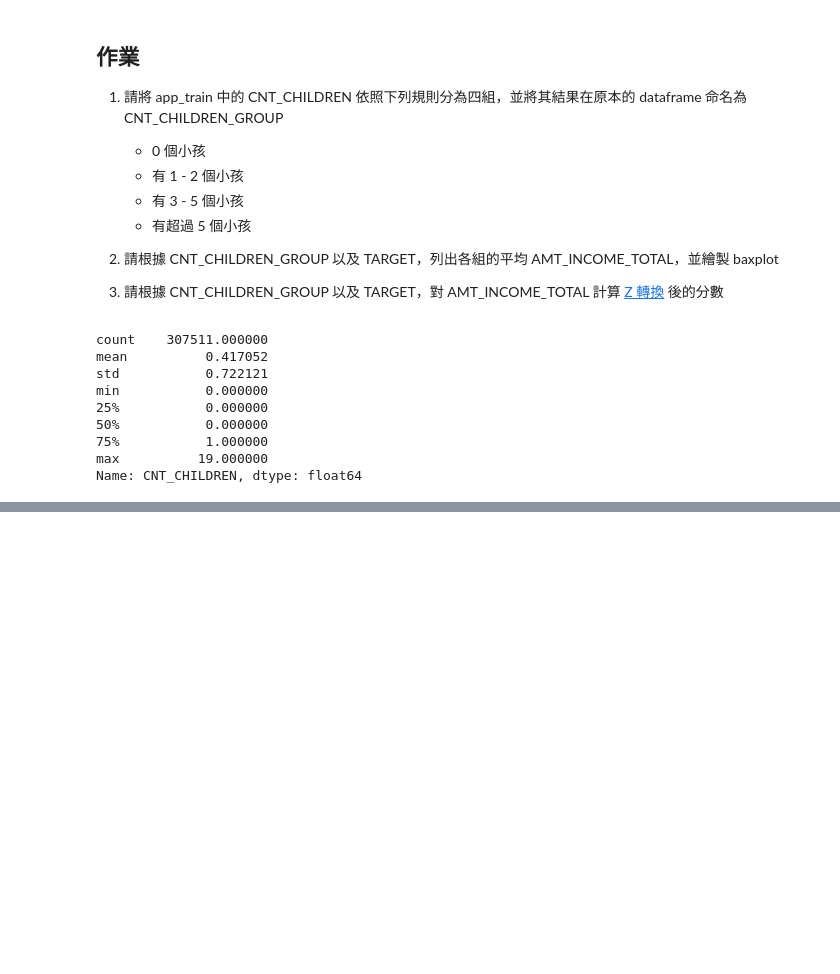
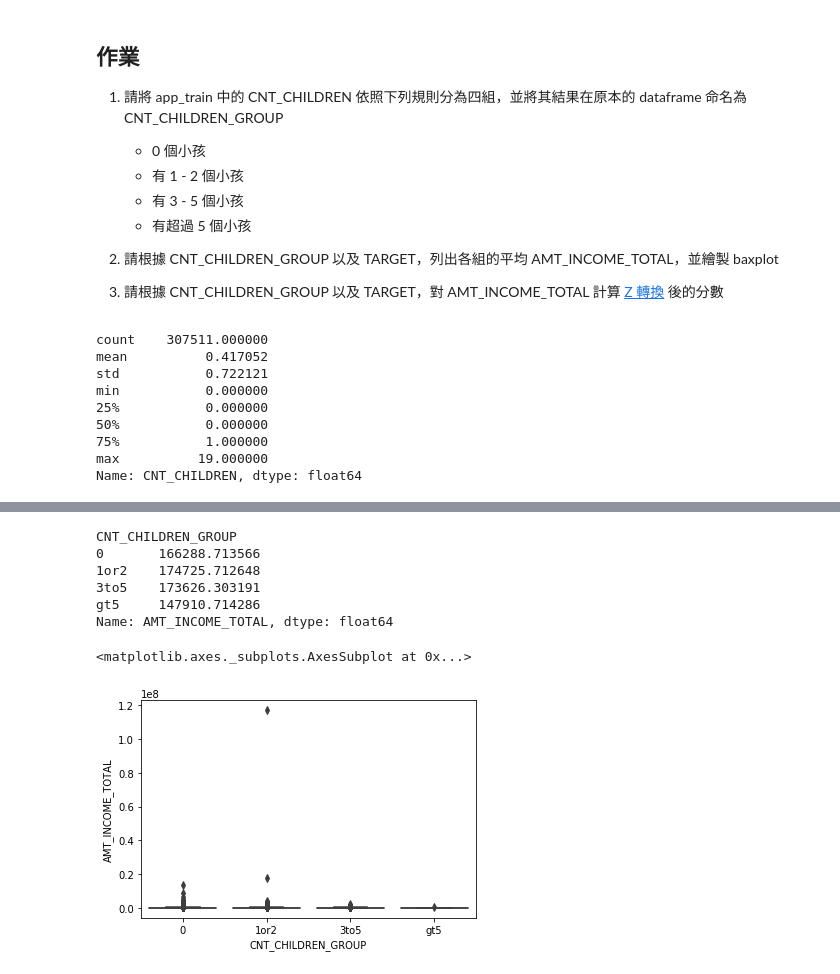
Before and after one commit to SS0306/ML-100-Days, a Jupyter notebook: Homework/Day_008_HW.ipynb, the cells around one changed output, grey strips where cells are left out. Cells and saved outputs as stored; diff of their text form; code cells hidden in the pictures; blank space fills up the shorter version.

```diff
--- a/Homework/Day_008_HW.ipynb
+++ b/Homework/Day_008_HW.ipynb
@@ -56,7 +56,7 @@ Name: CNT_CHILDREN, dtype: float64
 Your code here
 """
 cut_rule = [0, 0.9, 2.9, 5.9, 20]
-CNT_Labels=['0','1-2','3-5','gt5']
+CNT_Labels=['0','1or2','3to5','gt5']
 app_train['CNT_CHILDREN_GROUP'] = pd.cut(app_train['CNT_CHILDREN'].values, cut_rule, labels=CNT_Labels,include_lowest=True)
 app_train['CNT_CHILDREN_GROUP'].value_counts()
 # %% [output]
@@ -95,7 +85,25 @@ app_train.groupby(['CNT_CHILDREN_GROUP']).mean()
 """
 Your code here
 """
-grp =
+grp = app_train['CNT_CHILDREN_GROUP']
 
 grouped_df = app_train.groupby(grp)['AMT_INCOME_TOTAL']
 grouped_df.mean()
+
+
+#其實用一句就可以完成了，為什麼要分那麼多行?
+#app_train.groupby(['CNT_CHILDREN_GROUP']).mean()
+#是不是我誤會什麼?
+# %% [output]
+CNT_CHILDREN_GROUP
+0       166288.713566
+1or2    174725.712648
+3to5    173626.303191
+gt5     147910.714286
+Name: AMT_INCOME_TOTAL, dtype: float64
+# %%
+import seaborn as sns
+sns.boxplot(x=app_train['CNT_CHILDREN_GROUP'], y=app_train['AMT_INCOME_TOTAL'])
+# %% [output]
+<matplotlib.axes._subplots.AxesSubplot at 0x...>
+[figure, added]
```
Also changed, not shown: parts of 6 cells of this notebook.
